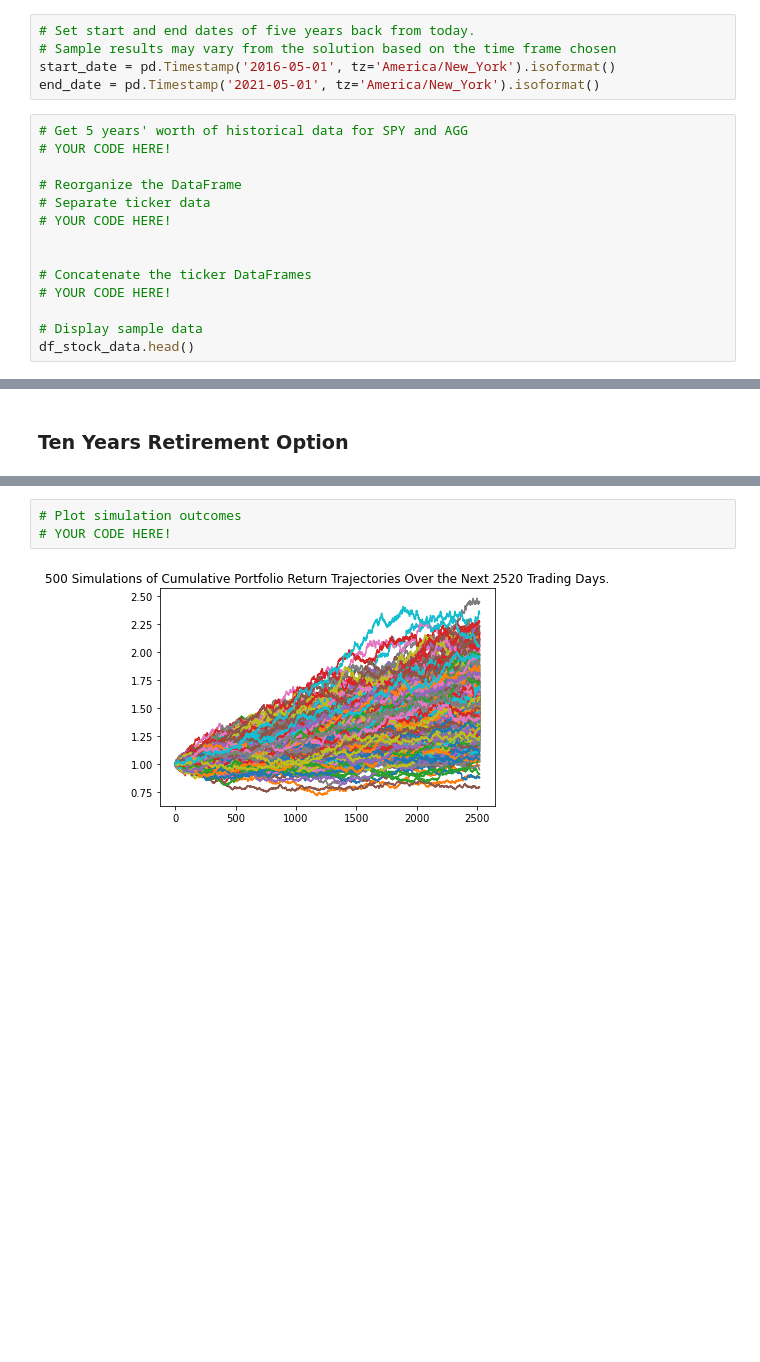
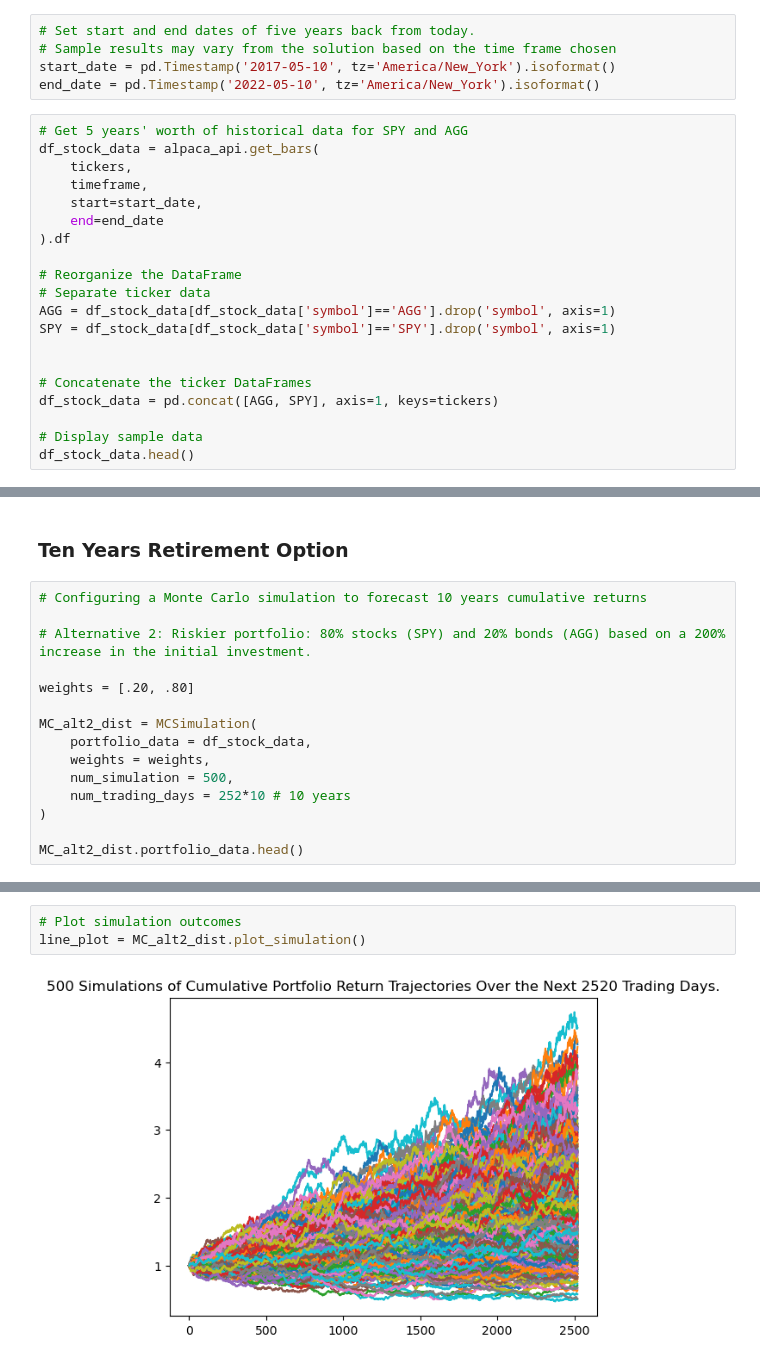
Before and after one commit to VeronicaHurtado/FinTech-Module5-Challenge, a Jupyter notebook: financial-planner.ipynb, the cells around one changed output, grey strips where cells are left out. Saved outputs shown, nothing was run; the diff lists cells and outputs as text; blank space fills up the shorter version.

```diff
--- a/financial-planner.ipynb
+++ b/financial-planner.ipynb
@@ -197,19 +197,25 @@ Congratulations! You have enough money in your emergency fund.
 # %%
 # Set start and end dates of five years back from today.
 # Sample results may vary from the solution based on the time frame chosen
-start_date = pd.Timestamp('2016-05-01', tz='America/New_York').isoformat()
-end_date = pd.Timestamp('2021-05-01', tz='America/New_York').isoformat()
+start_date = pd.Timestamp('2017-05-10', tz='America/New_York').isoformat()
+end_date = pd.Timestamp('2022-05-10', tz='America/New_York').isoformat()
 # %%
 # Get 5 years' worth of historical data for SPY and AGG
-# YOUR CODE HERE!
+df_stock_data = alpaca_api.get_bars(
+    tickers,
+    timeframe,
+    start=start_date,
+    end=end_date
+).df
 
 # Reorganize the DataFrame
 # Separate ticker data
-# YOUR CODE HERE!
+AGG = df_stock_data[df_stock_data['symbol']=='AGG'].drop('symbol', axis=1)
+SPY = df_stock_data[df_stock_data['symbol']=='SPY'].drop('symbol', axis=1)
 
 
 # Concatenate the ticker DataFrames
-# YOUR CODE HERE!
+df_stock_data = pd.concat([AGG, SPY], axis=1, keys=tickers)
 
 # Display sample data
 df_stock_data.head()
@@ -417,2 +475,17 @@ There is a 95% chance that an initial investment of $60000 in the portfolio over
 # %% [markdown]
 ### Ten Years Retirement Option
+# %%
+# Configuring a Monte Carlo simulation to forecast 10 years cumulative returns
+
+# Alternative 2: Riskier portfolio: 80% stocks (SPY) and 20% bonds (AGG) based on a 200% increase in the initial investment.
+
+weights = [.20, .80]
+
+MC_alt2_dist = MCSimulation(
+    portfolio_data = df_stock_data,
+    weights = weights,
+    num_simulation = 500,
+    num_trading_days = 252*10 # 10 years
+)
+
+MC_alt2_dist.portfolio_data.head()
@@ -456,7 +546,7 @@ Running Monte Carlo simulation number 490.
 # %%
 # Plot simulation outcomes
-# YOUR CODE HERE!
+line_plot = MC_alt2_dist.plot_simulation()
 # %% [output]
-[figure, old version]
+[figure, new version]
 # %%
 # Plot probability distribution and confidence intervals
```
Also changed, not shown: parts of 28 cells of this notebook, 1 other file.
